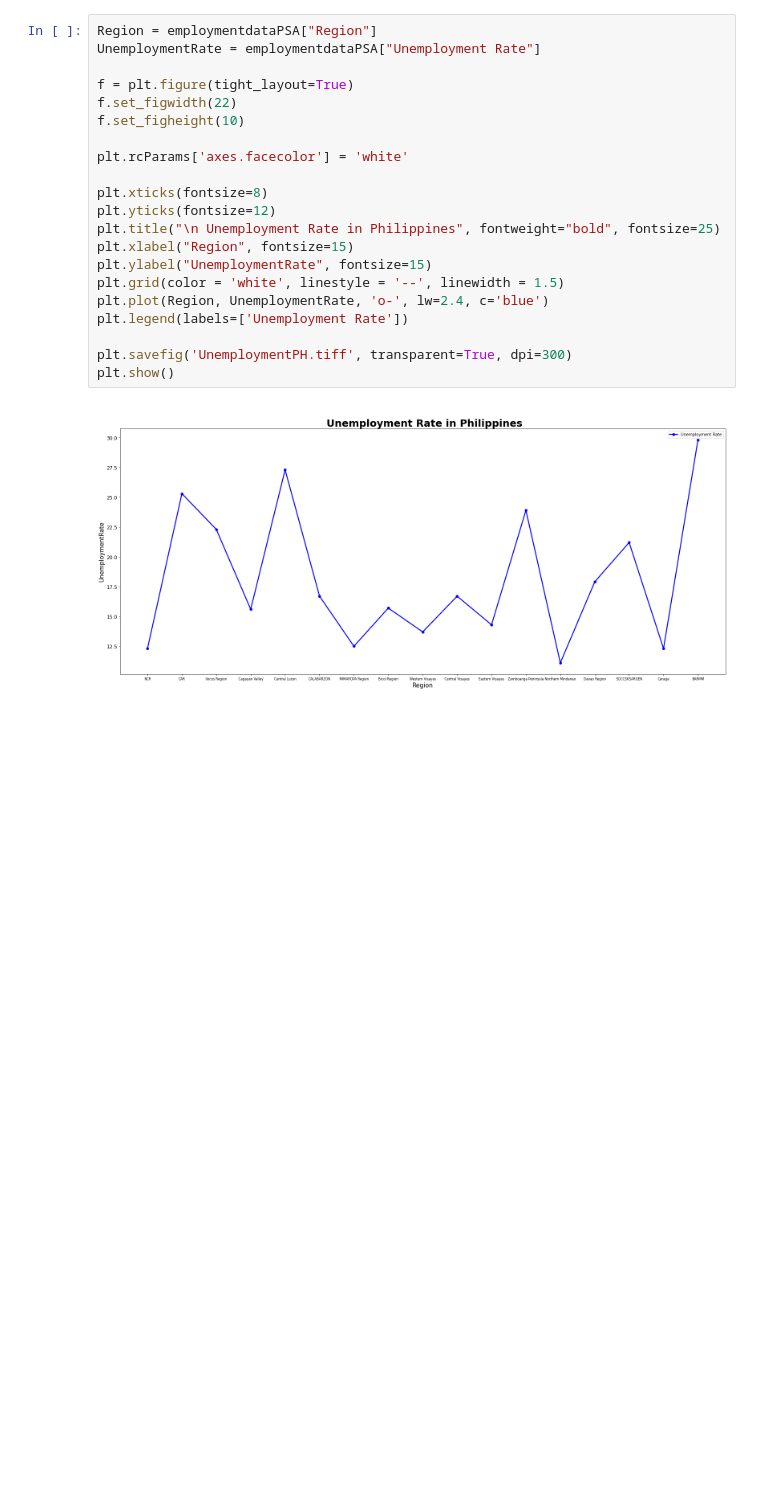
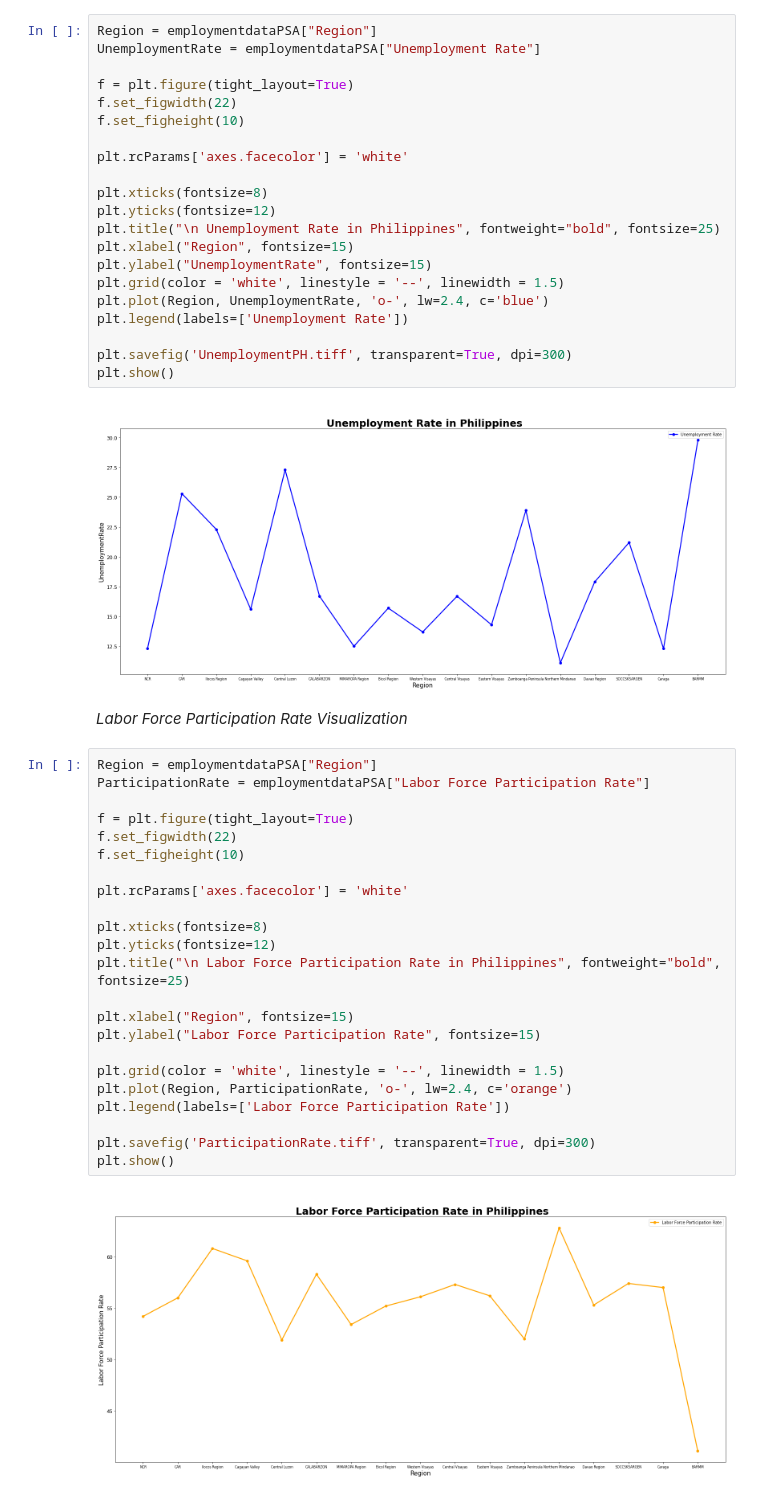
Before and after one commit to suzettecomia/3206-The-Rising-Squad, a Jupyter notebook: Quality_Education_Enhancement_Lead_to_Economic_Growth.ipynb, the cells around one changed output. Drawn from its saved outputs; the diff is of its cells as text; blank space fills up the shorter version.

```diff
--- a/Quality_Education_Enhancement_Lead_to_Economic_Growth.ipynb
+++ b/Quality_Education_Enhancement_Lead_to_Economic_Growth.ipynb
@@ -300,3 +300,30 @@ plt.savefig('UnemploymentPH.tiff', transparent=True, dpi=300)
 plt.show()
 # %% [output]
 [figure]
+# %% [markdown]
+*Labor Force Participation Rate Visualization*
+# %%
+Region = employmentdataPSA["Region"]
+ParticipationRate = employmentdataPSA["Labor Force Participation Rate"]
+
+f = plt.figure(tight_layout=True)
+f.set_figwidth(22)
+f.set_figheight(10)
+
+plt.rcParams['axes.facecolor'] = 'white'
+
+plt.xticks(fontsize=8)
+plt.yticks(fontsize=12)
+plt.title("\n Labor Force Participation Rate in Philippines", fontweight="bold", fontsize=25)
+
+plt.xlabel("Region", fontsize=15)
+plt.ylabel("Labor Force Participation Rate", fontsize=15)
+
+plt.grid(color = 'white', linestyle = '--', linewidth = 1.5)
+plt.plot(Region, ParticipationRate, 'o-', lw=2.4, c='orange')
+plt.legend(labels=['Labor Force Participation Rate'])
+
+plt.savefig('ParticipationRate.tiff', transparent=True, dpi=300)
+plt.show()
+# %% [output]
+[figure, added]
```
